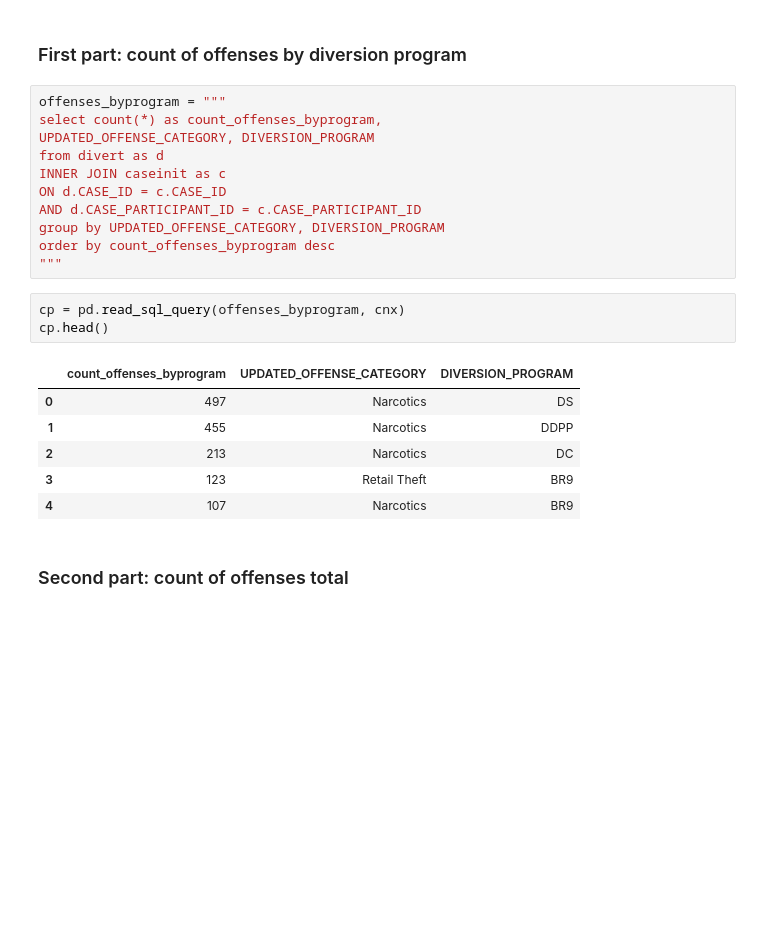
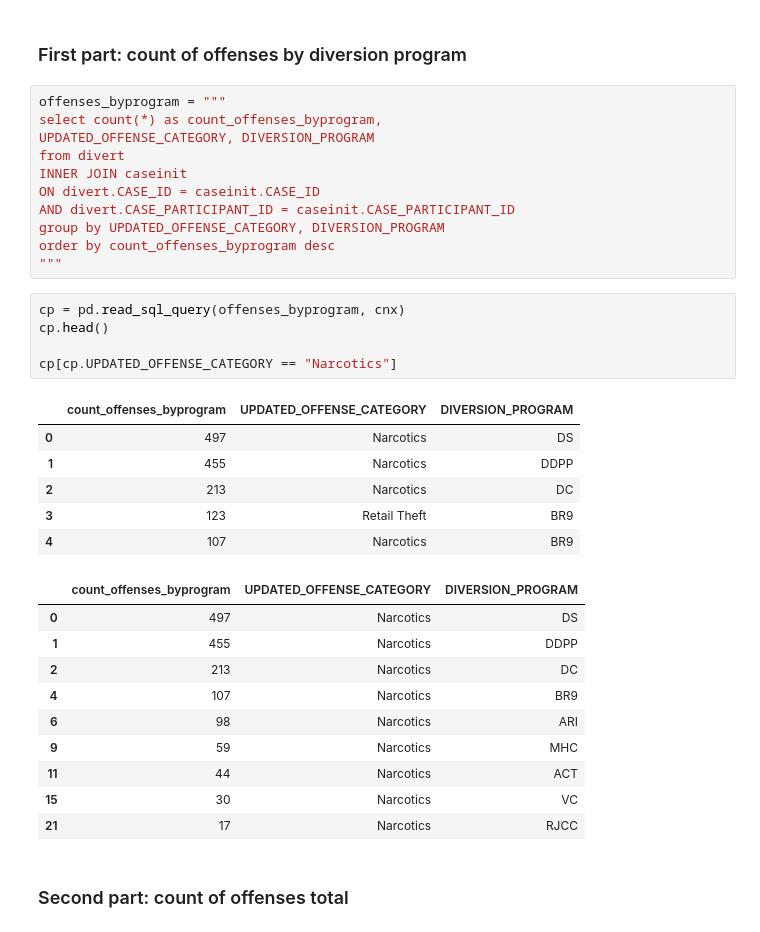
Before and after one commit to rebeccajohnson88/qss20_slides_activities, a Jupyter notebook: activities/w22_activities/solutions/10_SQL_examplecode.ipynb, the cells around one changed output. Saved outputs shown, nothing was run; the diff lists cells and outputs as text; blank space fills up the shorter version.

```diff
--- a/activities/w22_activities/solutions/10_SQL_examplecode.ipynb
+++ b/activities/w22_activities/solutions/10_SQL_examplecode.ipynb
@@ -506,23 +510,35 @@ Task: among the cases that are diverted, for each of the charges (`UPDATED_OFFEN
 offenses_byprogram = """
 select count(*) as count_offenses_byprogram,
 UPDATED_OFFENSE_CATEGORY, DIVERSION_PROGRAM
-from divert as d
-INNER JOIN caseinit as c
-ON d.CASE_ID = c.CASE_ID
-AND d.CASE_PARTICIPANT_ID = c.CASE_PARTICIPANT_ID
+from divert
+INNER JOIN caseinit
+ON divert.CASE_ID = caseinit.CASE_ID
+AND divert.CASE_PARTICIPANT_ID = caseinit.CASE_PARTICIPANT_ID
 group by UPDATED_OFFENSE_CATEGORY, DIVERSION_PROGRAM
 order by count_offenses_byprogram desc
 """
 # %%
 cp = pd.read_sql_query(offenses_byprogram, cnx)
 cp.head()
+
+cp[cp.UPDATED_OFFENSE_CATEGORY == "Narcotics"]
 # %% [output]
 |  | count_offenses_byprogram | UPDATED_OFFENSE_CATEGORY | DIVERSION_PROGRAM |
 | 0 | 497 | Narcotics | DS |
 | 1 | 455 | Narcotics | DDPP |
 | 2 | 213 | Narcotics | DC |
 | 3 | 123 | Retail Theft | BR9 |
 | 4 | 107 | Narcotics | BR9 |
+|  | count_offenses_byprogram | UPDATED_OFFENSE_CATEGORY | DIVERSION_PROGRAM |
+| 0 | 497 | Narcotics | DS |
+| 1 | 455 | Narcotics | DDPP |
+| 2 | 213 | Narcotics | DC |
+| 4 | 107 | Narcotics | BR9 |
+| 6 | 98 | Narcotics | ARI |
+| 9 | 59 | Narcotics | MHC |
+| 11 | 44 | Narcotics | ACT |
+| 15 | 30 | Narcotics | VC |
+| 21 | 17 | Narcotics | RJCC |
 # %% [markdown]
 ### Second part: count of offenses total
 # %%
```
Also changed, not shown: parts of 17 cells of this notebook, 1 other file.
